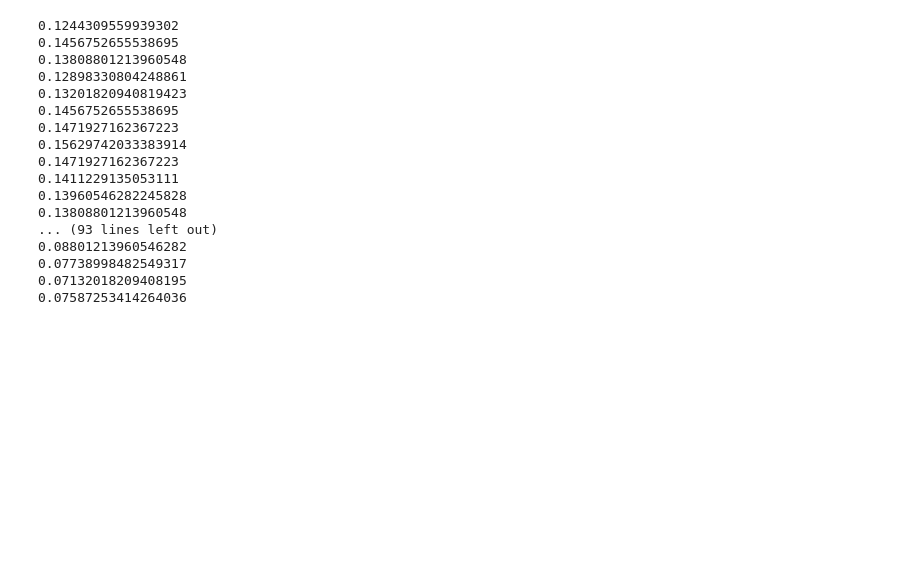
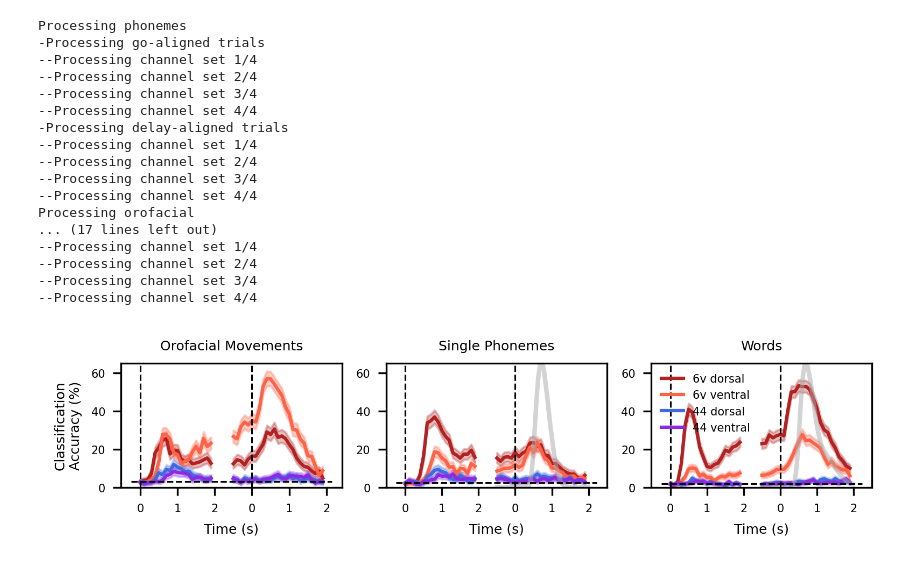
Before and after one commit to fwillett/speechBCI, a Jupyter notebook: AnalysisExamples/classificationWindowSlide.ipynb, the cells around one changed output. Drawn from its saved outputs; the diff is of its cells as text; code cells hidden in the pictures; blank space fills up the shorter version.

Commit message:
reran classificationWindowSlide after audio envelope alignment fix

```diff
--- a/AnalysisExamples/classificationWindowSlide.ipynb
+++ b/AnalysisExamples/classificationWindowSlide.ipynb
@@ -53,14 +53,20 @@ oroCuesToUse = np.array([0,1,2,3,5,6,7,8,9,10,11,12,13,14,15,16,17,18,19,20,
                          21,22,23,24,25,26,27,28,29,30,31,32,33]).astype(np.int32)
 allCues = [oroCuesToUse, phonemeCuesToUse, fiftyWordCuesToUse]
 # %%
+#get classification accuracy for each window & task (plus 95% CIs computed via bootstrap), this may take a while
+
 from analysis import gnb_loo, bootCI
-#get classification accuracy for each window & task (plus 95% CIs computed via bootstrap), this may take a while
 dataset_results = []
+datasetNames = ['phonemes','orofacial','fiftyWords']
+trialSetNames = ['go','delay']
+
 for datasetIdx in range(len(allDatasets)):
+    print('Processing ' + datasetNames[datasetIdx])
     trialSets = [dataset_trials[datasetIdx][0], dataset_trials[datasetIdx][1]]
     all_results = []
 
     for trialSetIdx in range(len(trialSets)):
+        print('-Processing ' + trialSetNames[trialSetIdx] + '-aligned trials')
         trials_subset = []
         for t in range(len(allCues[datasetIdx])):
             trials_subset.append(trialSets[trialSetIdx][allCues[datasetIdx][t]])
@@ -70,13 +76,13 @@ for datasetIdx in range(len(allDatasets)):
 
         all_vals = []
         for chanSetIdx in range(len(chanSets)):
+            print('--Processing channel set ' + str(chanSetIdx+1) + '/4')
             mns = []
             cis = []
-            for n in range(125):
+            for n in range(0,125,5):
                 y_pred, unroll_y = gnb_loo(trials_subset, [n, n+5], chanSets[chanSetIdx])
                 mns.append(np.mean(y_pred==unroll_y))
                 cis.append(bootCI(y_pred, unroll_y))
-                print(np.mean(y_pred==unroll_y))
 
             all_vals.append(np.concatenate([np.array(mns)[:,np.newaxis], np.array(cis)], axis=1))
 
@@ -84,23 +90,23 @@ for datasetIdx in range(len(allDatasets)):
 
     dataset_results.append(all_results)
 # %% [output]
-0.1244309559939302
-0.1456752655538695
-0.13808801213960548
-0.12898330804248861
-0.13201820940819423
-0.1456752655538695
-0.1471927162367223
-0.15629742033383914
-0.1471927162367223
-0.1411229135053111
-0.13960546282245828
-0.13808801213960548
-... (93 lines left out)
-0.08801213960546282
-0.07738998482549317
-0.07132018209408195
-0.07587253414264036
+Processing phonemes
+-Processing go-aligned trials
+--Processing channel set 1/4
+--Processing channel set 2/4
+--Processing channel set 3/4
+--Processing channel set 4/4
+-Processing delay-aligned trials
+--Processing channel set 1/4
+--Processing channel set 2/4
+--Processing channel set 3/4
+--Processing channel set 4/4
+Processing orofacial
+... (17 lines left out)
+--Processing channel set 1/4
+--Processing channel set 2/4
+--Processing channel set 3/4
+--Processing channel set 4/4
 # %%
 #get average audio volume envelope
 fAvg_phonemes, fCI_phonemes, trials_phonemes = triggeredAvg(phonemesDat['audioEnvelope'].astype(np.float32),
@@ -125,46 +131,49 @@ plt.figure(dpi=300,figsize=(6,1))
 for taskIdx in range(len(chance)):
     plt.subplot(1,3,taskIdx+1)
 
-    goDat = dat['results'][taskIdx,0,:,:,:]*100
-    delayDat = dat['results'][taskIdx,1,:,0:100,:]*100
+    dat_results = np.array(dataset_results)
+    goDat = dat_results[taskIdx,0,:,:,:]*100
+    delayDat = dat_results[taskIdx,1,:,0:20,:]*100
 
     lHandles = []
     for arrIdx in range(4):
-        lHandle = plt.plot(np.arange(0,100,5)*0.02, delayDat[arrIdx,0:-1:5,0],color=colors[arrIdx])
+        lHandle = plt.plot(np.arange(0,100,5)*0.02, delayDat[arrIdx,:,0],color=colors[arrIdx])
         lHandles.append(lHandle[0])
 
         plt.fill_between(np.arange(0,100,5)*0.02,
-             delayDat[arrIdx,0:-1:5,1],
-             delayDat[arrIdx,0:-1:5,2],alpha=0.3,color=colors[arrIdx])
+             delayDat[arrIdx,:,1],
+             delayDat[arrIdx,:,2],alpha=0.3,color=colors[arrIdx])
 
-        plt.plot(150*0.02 + np.arange(-25,100,5)*0.02, goDat[arrIdx,0:-1:5,0],color=colors[arrIdx])
+        plt.plot(150*0.02 + np.arange(-25,100,5)*0.02, goDat[arrIdx,:,0],color=colors[arrIdx])
         plt.fill_between(150*0.02 + np.arange(-25,100,5)*0.02,
-             goDat[arrIdx,0:-1:5,1],
-             goDat[arrIdx,0:-1:5,2],alpha=0.3,color=colors[arrIdx])
+             goDat[arrIdx,:,1],
+             goDat[arrIdx,:,2],alpha=0.3,color=colors[arrIdx])
 
     plt.xlabel('Time (s)')
     if taskIdx==0:
         plt.ylabel('Classification\nAccuracy (%)')
     plt.title(taskTitles[taskIdx])
     plt.ylim([0,65])
     if taskIdx==2:
         plt.gca().legend(lHandles, ['6v dorsal','6v ventral','44 dorsal','44 ventral'],frameon=False)
 
     if taskIdx==1:
         speechAudioLine = audioPhonemes.copy()
         speechAudioLine = speechAudioLine - min(speechAudioLine)
         speechAudioLine = speechAudioLine / max(speechAudioLine)
         plt.plot(150*0.02 + np.arange(-25,100)*0.02, speechAudioLine*65,color='darkgray',alpha=0.5,linewidth=2)
 
     if taskIdx==2:
         speechAudioLine = audioFiftyWord.copy()
         speechAudioLine = speechAudioLine - min(speechAudioLine)
         speechAudioLine = speechAudioLine / max(speechAudioLine)
         plt.plot(150*0.02 + np.arange(-25,100)*0.02, speechAudioLine*65,color='darkgray',alpha=0.5,linewidth=2)
 
     plt.xticks(ticks=[0,1,2,3,4,5], labels=['0','1','2','0','1','2'])
     plt.plot([0,0],plt.gca().get_ylim(),'--k',linewidth=0.75)
     plt.plot([3,3],plt.gca().get_ylim(),'--k',linewidth=0.75)
     plt.plot(plt.gca().get_xlim(),[chance[taskIdx]*100, chance[taskIdx]*100],'--k',linewidth=0.75)
 
 plt.show()
+# %% [output]
+[figure, added]
```
Also changed, not shown: parts of 1 cell of this notebook, 1 other file.
